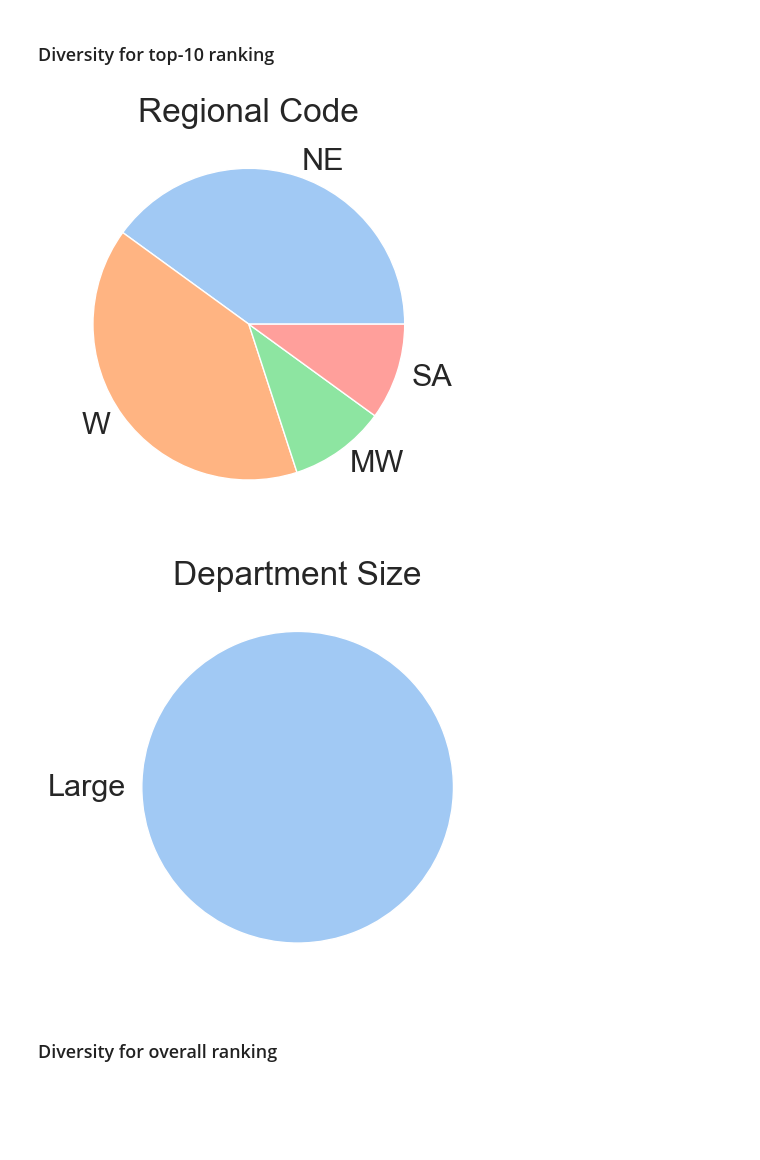
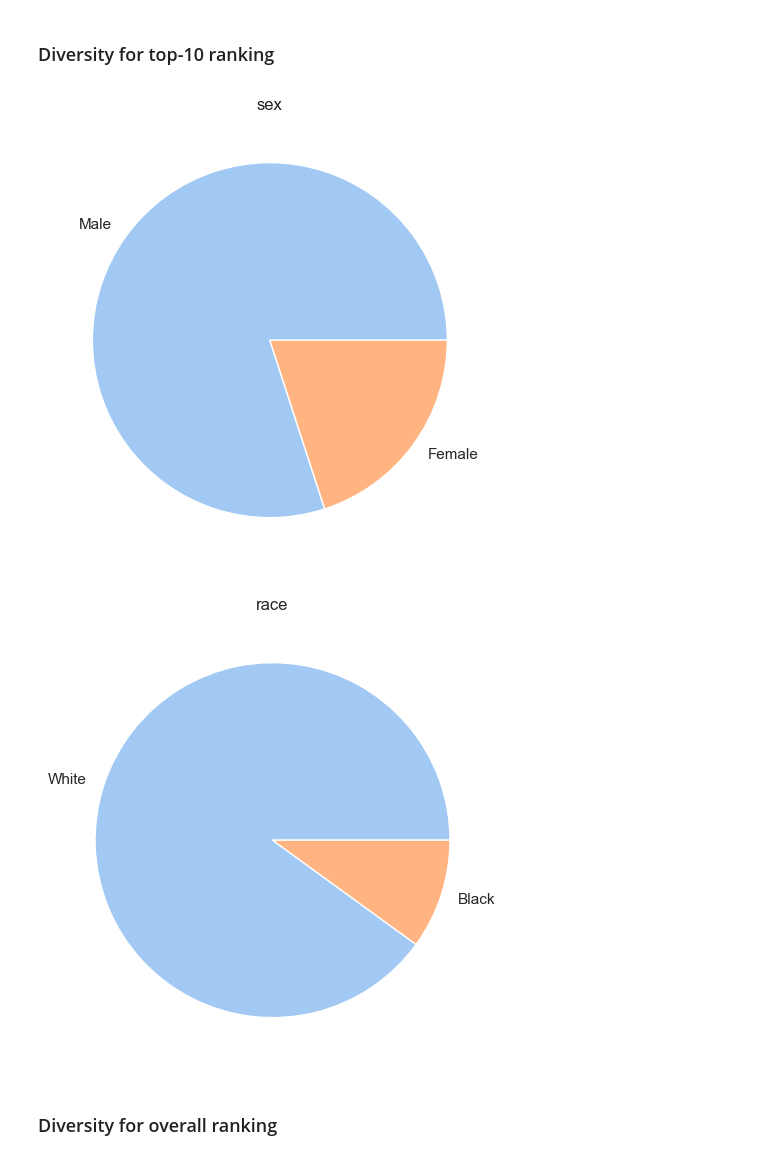
Before and after one commit to DataResponsibly/RankingFacts, a Jupyter notebook: NotebookVersion/Nutrition Labels For Rankings.ipynb, the cells around one changed output. Drawn from its saved outputs; the diff is of its cells as text; code cells hidden in the pictures; blank space fills up the shorter version.

Commit message:
Add example for adult dataset

```diff
--- a/NotebookVersion/Nutrition Labels For Rankings.ipynb
+++ b/NotebookVersion/Nutrition Labels For Rankings.ipynb
@@ -29,10 +32,12 @@ CS Rankings (CSR) (https://csrankings.org), with additional attributes from the
 ### Import dataset
 # %%
 # CS ranking
-data = pd.read_csv("dataset/CSranking_faculty30.csv")
+# data = pd.read_csv("dataset/CSranking_faculty30.csv")
 ## German credit
 # data = pd.read_csv("dataset/GermanCredit_age25.csv")
 ## COMPAS
 # data = pd.read_csv("dataset/ProPublica_gender.csv")
+## Adult
+data = pd.read_csv("dataset/adult_sample.csv")
 data.head(5)
 # %% [output]
@@ -65,0 +56,11 @@ standarded_data.head(5)
+# %%
+## exclude the categorical data during preprocessing
+# ignore_atts = ["College Name","Department Size", "Regional Code"] # for CS ranking
+# ignore_atts = ["sex", "race", "c_charge_degree", "r_charge_degree", "v_score_text", "score_text"] # for COMPAS
+ignore_atts = ["workclass", "education", "marital_status", "occupation", "relationship", "race", "sex", "native_country", "class"] # for adult
+
+cur_data = data.copy()
+norm_data = normalizeDataset(cur_data, ignore_atts)
+standarded_data = standardizeData(cur_data, ignore_atts)
+
+norm_data.head(5)
@@ -117,9 +139,19 @@ Score               0.835806  0.890569  0.541750   0.365228  1.000000
 ### Rule-based ranker
 # %%
 # specify the attributes used in the ranker and its correpsonding weight vector
-chosen_atts = ["Average Count", "Faculty", "GRE"]
+# # for CS Ranking
+# chosen_atts = ["Average Count", "Faculty", "GRE"]
+# weights = [1, 1, 1]
+
+# # for COMPAS for illustrative purpose
+# chosen_atts = ["age", "priors_count", "decile_score"]
+# weights = [1, 1, 1]
+
+# for adult for illustrative purpose
+chosen_atts = ["age", "hours_per_week", "education_num"]
 weights = [1, 1, 1]
 
-data["Score"] = sum([weights[idx]*data[atti] for idx, atti in enumerate(chosen_atts)])
-data.head(5)
+# must use preprocessed data such that the attributes are comparable
+norm_data["Score"] = sum([weights[idx]*norm_data[atti] for idx, atti in enumerate(chosen_atts)])
+norm_data.head(5)
 # %% [output]
@@ -496,7 +528,7 @@ for vi in protected_groups:
 # %%
 def visualize_diversity(_data, _att, _y_col="Score"):
     plt.figure(figsize=[6,5],dpi=100)
-    sns.set(font_scale = 2)
+    sns.set(font_scale = 1)
     sns.set_palette(palette="pastel")
     sort_data = _data.sort_values(by=_y_col, ascending=False)
     vis_count = sort_data[_att].value_counts()
@@ -506,12 +538,14 @@ def visualize_diversity(_data, _att, _y_col="Score"):
 # %% [markdown]
 ### Diversity for top-10 ranking
 # %%
-chosen_atts = ["Regional Code", "Department Size"]
+# chosen_atts = ["Regional Code", "Department Size"] # for CS Ranking
+# chosen_atts = ["sex", "race"] # for COMPAS
+chosen_atts = ["sex", "race"] # for adult
 for atti in chosen_atts:
-    visualize_diversity(data.head(10), atti)
+    visualize_diversity(norm_data.head(10), atti)
 # %% [output]
-[figure, old version]
+[figure, new version]
-[figure, old version]
+[figure, new version]
 # %% [markdown]
 ### Diversity for overall ranking
 # %%
```
Also changed, not shown: parts of 26 cells of this notebook, 4 other files.
